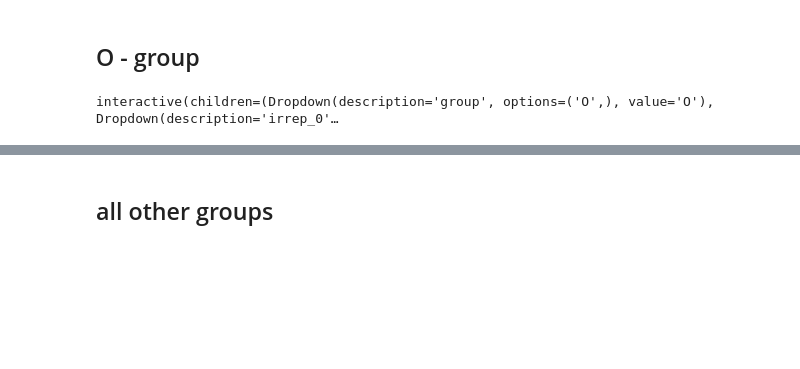
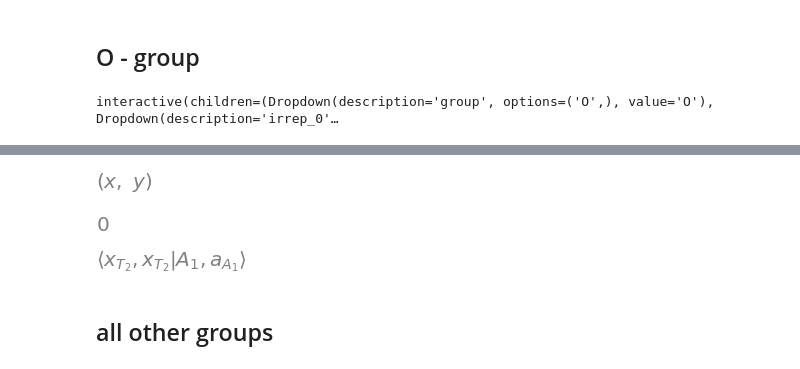
Before and after one commit to zia-lab/qdef, a Jupyter notebook: ClebschG.ipynb, the cells around one changed output, grey strips where cells are left out. Cells and saved outputs as stored; diff of their text form; code cells hidden in the pictures; blank space fills up the shorter version.

```diff
--- a/ClebschG.ipynb
+++ b/ClebschG.ipynb
@@ -80,3 +76,25 @@ all_cgs[(irep1,irep2)]
+# %%
+sp.symbols("x y")
+# %% [output]
+[figure, added]
+# %%
+sp.kron
+# %% [output]
+[figure, added]
+# %%
+component_labels = group.component_labels
+labels_1 = component_labels[irep1]
+labels_2 = component_labels[irep2]
+irep3s = group.product_table.odict[(irep1, irep2)]
+irep3 = irep3s[0]
+labels_3 = component_labels[irep3]
+cg_symbol(component_labels[irep1][0],
+          component_labels[irep2][0],
+          irep3s[0],
+          labels_3[0]
+         )
+# %% [output]
+[figure, added]
 # %% [markdown]
 ## all other groups
 # %%
```
Also changed, not shown: parts of 2 cells of this notebook, 2 other files.
